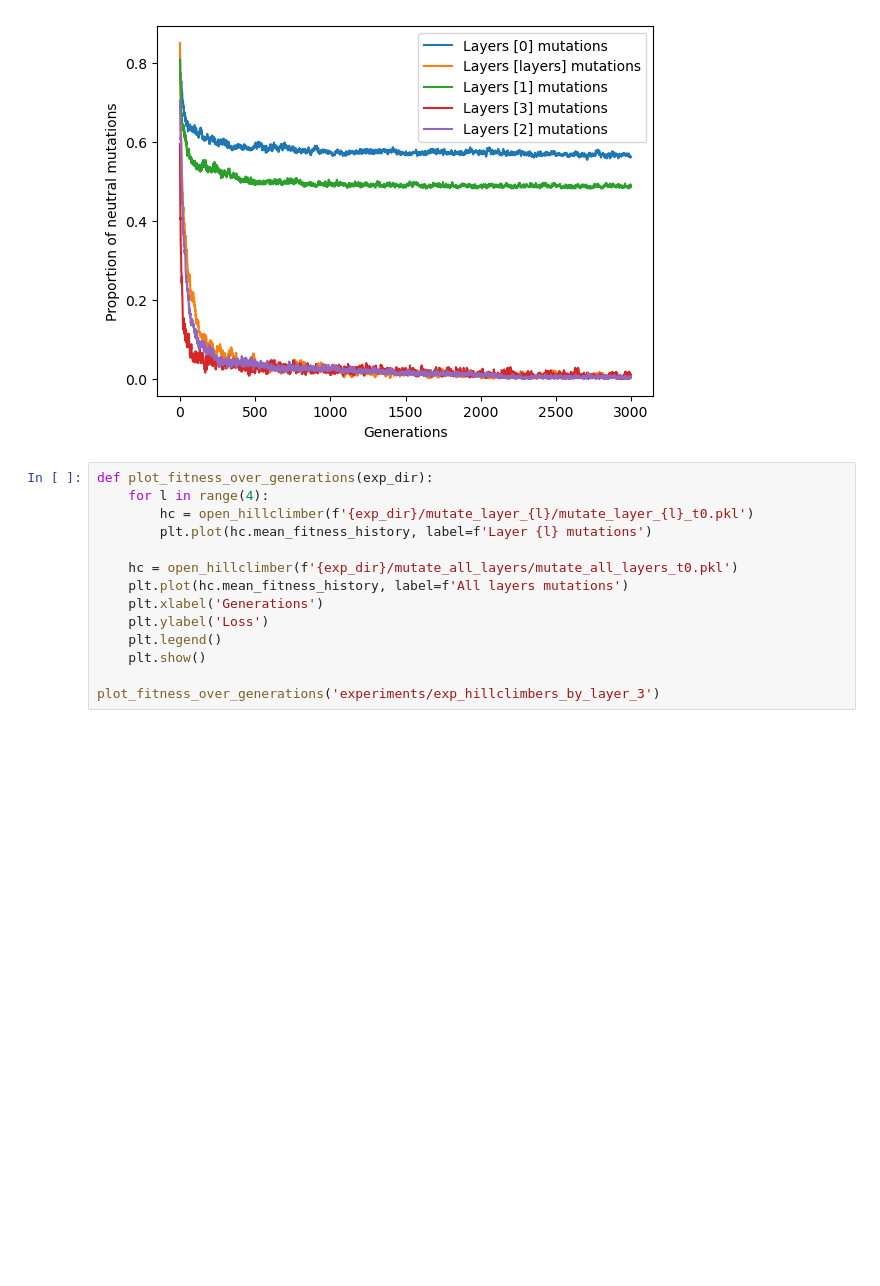
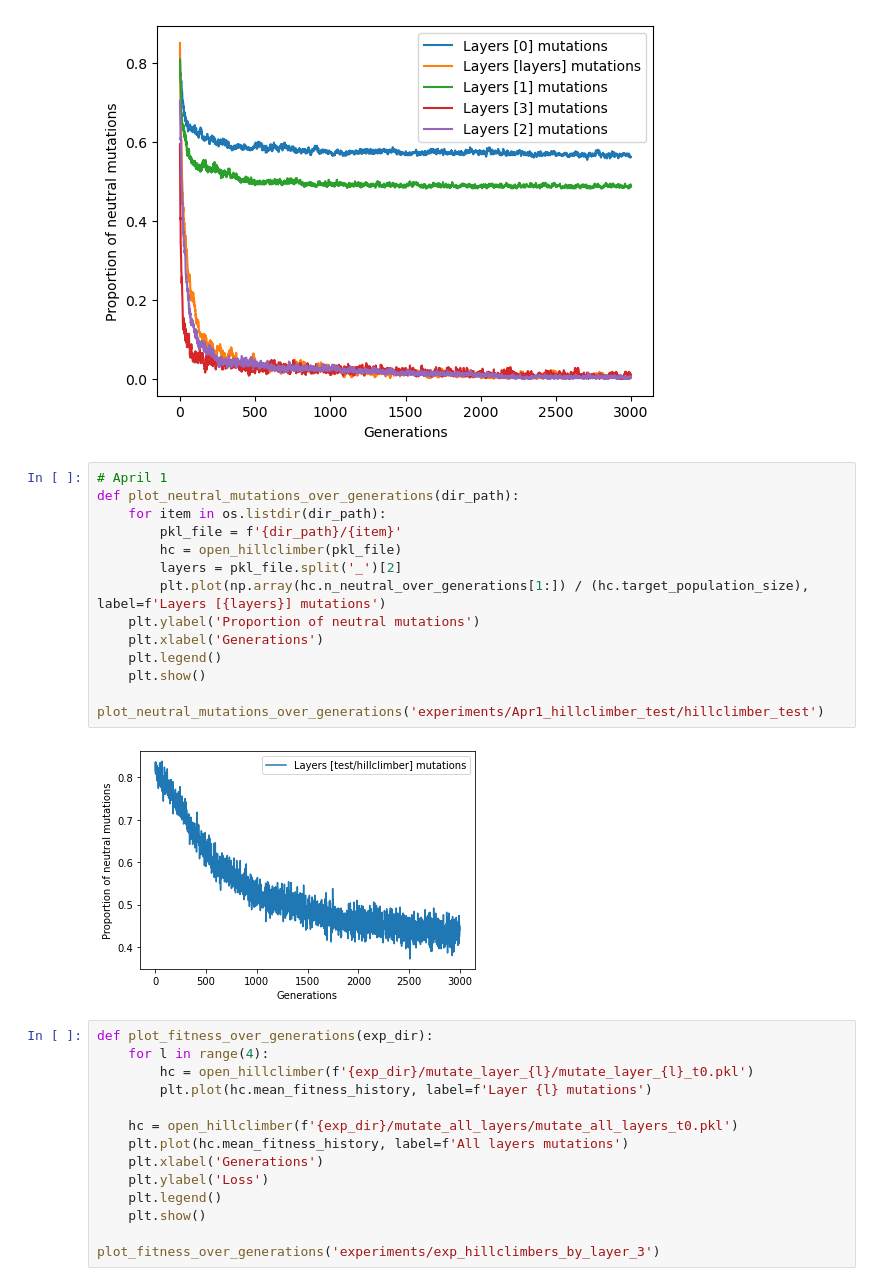
Before and after one commit to ngaylinn/mocs-final, a Jupyter notebook: parent_child_by_layer.ipynb, the cells around one changed output. Drawn from its saved outputs; the diff is of its cells as text; blank space fills up the shorter version.

```diff
--- a/parent_child_by_layer.ipynb
+++ b/parent_child_by_layer.ipynb
@@ -414,6 +426,22 @@ def plot_neutral_mutations_over_generations(dir_path):
 plot_neutral_mutations_over_generations('experiments/exp_hillclimbers_by_layer_3')
 # %% [output]
 [figure]
+# %%
+# April 1
+def plot_neutral_mutations_over_generations(dir_path):
+    for item in os.listdir(dir_path):
+        pkl_file = f'{dir_path}/{item}'
+        hc = open_hillclimber(pkl_file)
+        layers = pkl_file.split('_')[2]
+        plt.plot(np.array(hc.n_neutral_over_generations[1:]) / (hc.target_population_size), label=f'Layers [{layers}] mutations')
+    plt.ylabel('Proportion of neutral mutations')
+    plt.xlabel('Generations')
+    plt.legend()
+    plt.show()
+
+plot_neutral_mutations_over_generations('experiments/Apr1_hillclimber_test/hillclimber_test')
+# %% [output]
+[figure, added]
 # %%
 def plot_fitness_over_generations(exp_dir):
     for l in range(4):
```
Also changed, not shown: parts of 8 cells of this notebook, 4 other files.
